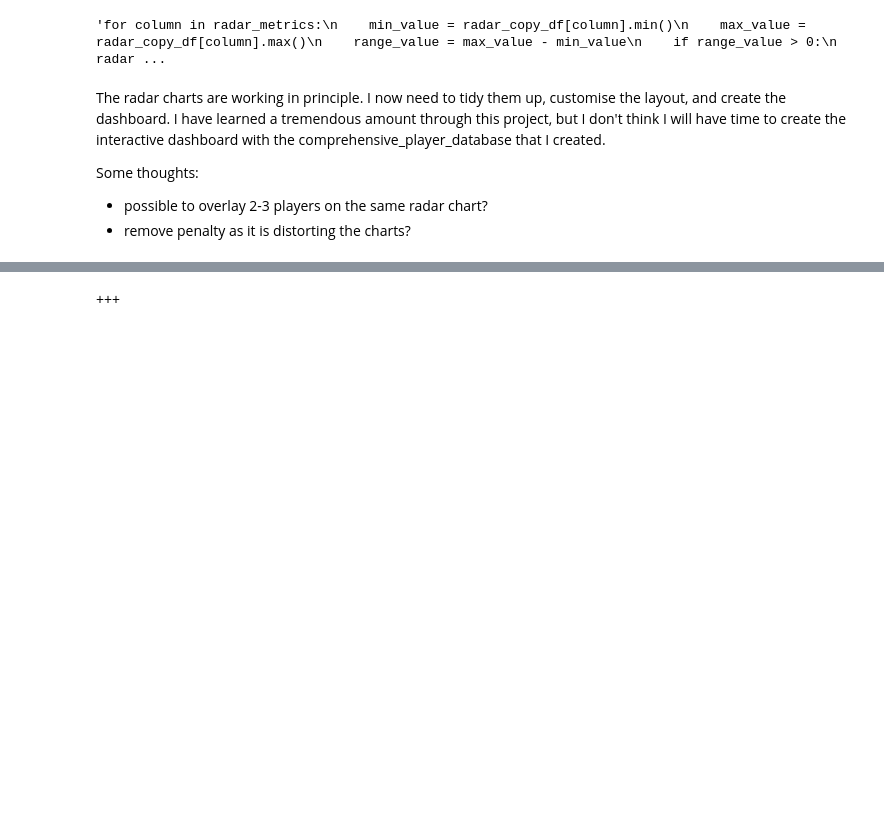
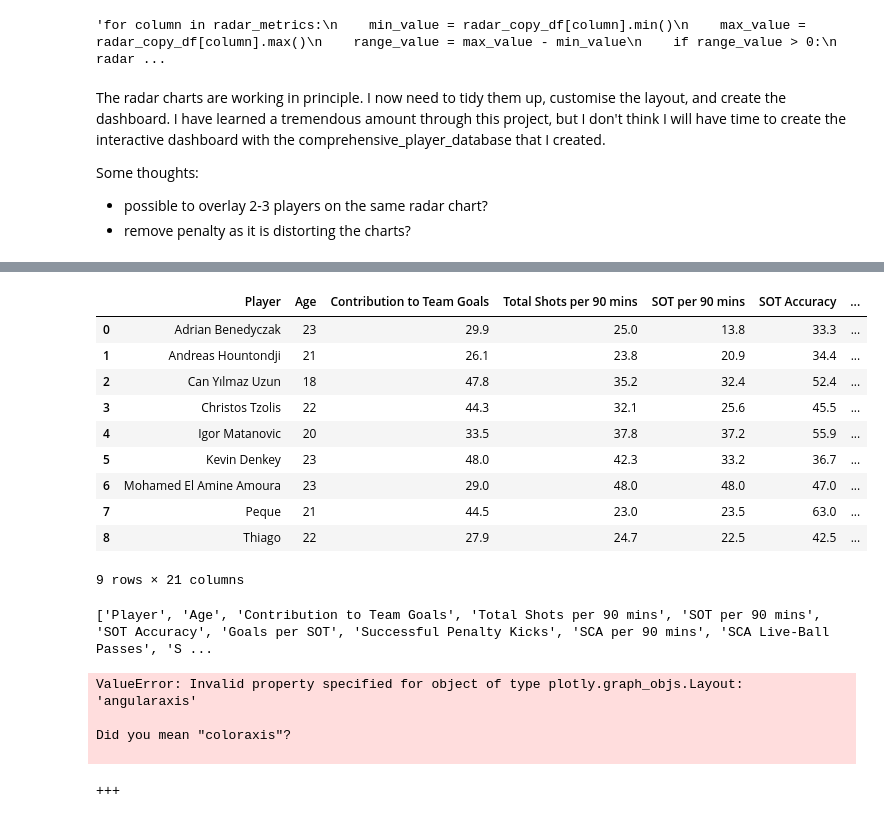
Before and after one commit to brutucas/Football-Player-Analysis, a Jupyter notebook: football_player_analysis.ipynb, the cells around one changed output, grey strips where cells are left out. Cells and saved outputs as stored; diff of their text form; code cells hidden in the pictures; blank space fills up the shorter version.

```diff
--- a/football_player_analysis.ipynb
+++ b/football_player_analysis.ipynb
@@ -1009,0 +1047,21 @@ focused_strikers_percentile.to_csv('Resources/Focus Striker Percentile.csv', ind
+# %%
+exclude_columns = ['Player', 'Age']
+
+for col in focused_strikers_coeff.columns:
+    if col not in exclude_columns:
+        focused_strikers_coeff[col] = pd.to_numeric(focused_strikers_coeff[col], errors='coerce')
+    focused_strikers_coeff = focused_strikers_coeff.round(1)
+
+focused_strikers_coeff
+# %% [output]
+|  | Player | Age | Contribution to Team Goals | Total Shots per 90 mins | SOT per 90 mins | SOT Accuracy | ... |
+| 0 | Adrian Benedyczak | 23 | 29.9 | 25.0 | 13.8 | 33.3 | ... |
+| 1 | Andreas Hountondji | 21 | 26.1 | 23.8 | 20.9 | 34.4 | ... |
+| 2 | Can Yılmaz Uzun | 18 | 47.8 | 35.2 | 32.4 | 52.4 | ... |
+| 3 | Christos Tzolis | 22 | 44.3 | 32.1 | 25.6 | 45.5 | ... |
+| 4 | Igor Matanovic | 20 | 33.5 | 37.8 | 37.2 | 55.9 | ... |
+| 5 | Kevin Denkey | 23 | 48.0 | 42.3 | 33.2 | 36.7 | ... |
+| 6 | Mohamed El Amine Amoura | 23 | 29.0 | 48.0 | 48.0 | 47.0 | ... |
+| 7 | Peque | 21 | 44.5 | 23.0 | 23.5 | 63.0 | ... |
+| 8 | Thiago | 22 | 27.9 | 24.7 | 22.5 | 42.5 | ... |
+9 rows × 21 columns
@@ -1009,0 +1160,11 @@ focused_strikers_percentile.to_csv('Resources/Focus Striker Percentile.csv', ind
+# %%
+print(focused_strikers_percentile.columns.tolist())
+# %% [output]
+['Player', 'Age', 'Contribution to Team Goals', 'Total Shots per 90 mins', 'SOT per 90 mins', 'SOT Accuracy', 'Goals per SOT', 'Successful Penalty Kicks', 'SCA per 90 mins', 'SCA Live-Ball Passes', 'S ...
+# %%
+create_radar_overlay(focused_strikers_percentile, focused_strikers_coeff, 'Adrian Benedyczak', percentile_columns)
+# %% [output]
+ValueError: Invalid property specified for object of type plotly.graph_objs.Layout: 'angularaxis'
+
+Did you mean "coloraxis"?
+
```
Also changed, not shown: parts of 16 cells of this notebook, 16 other files.
